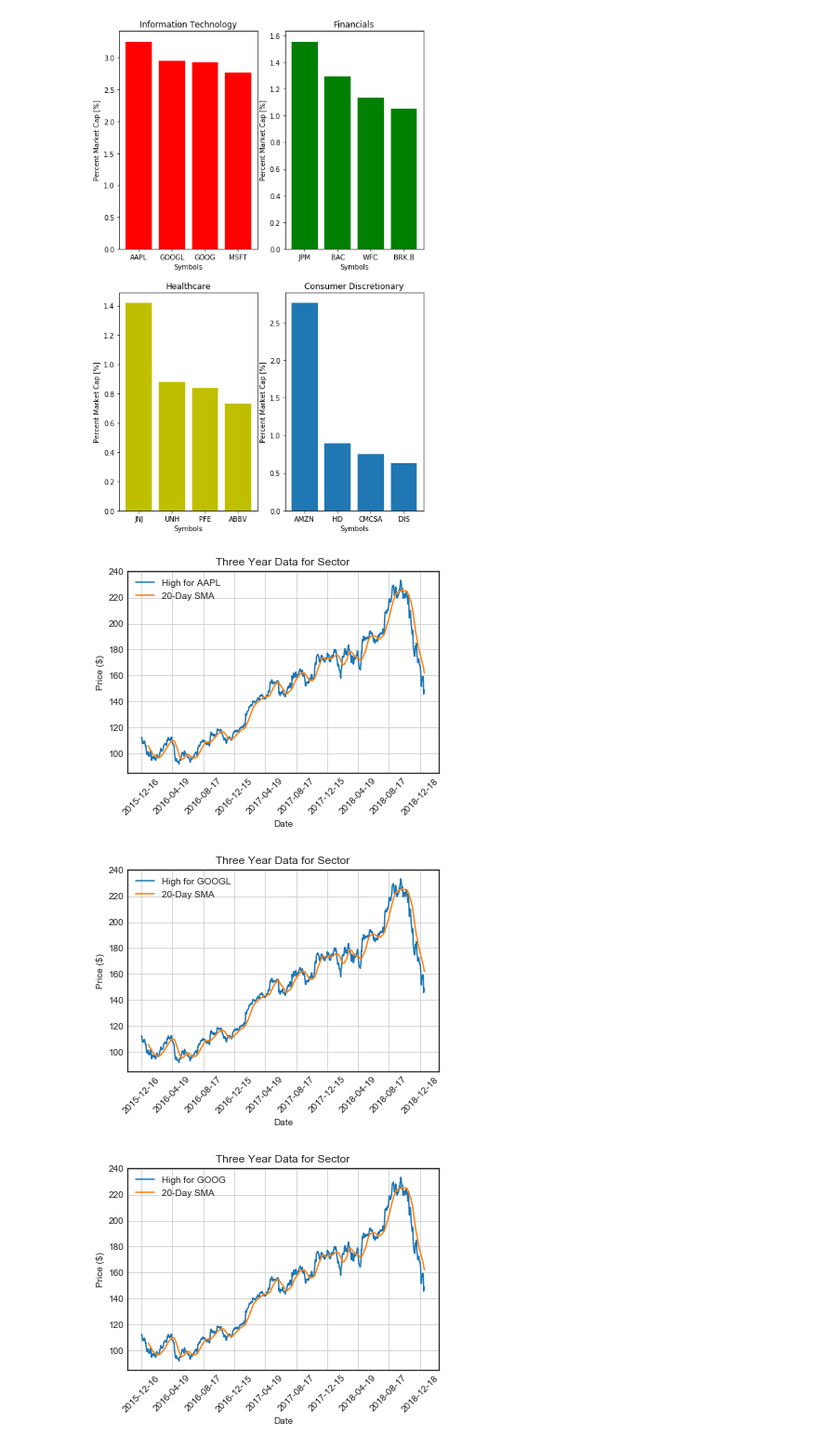
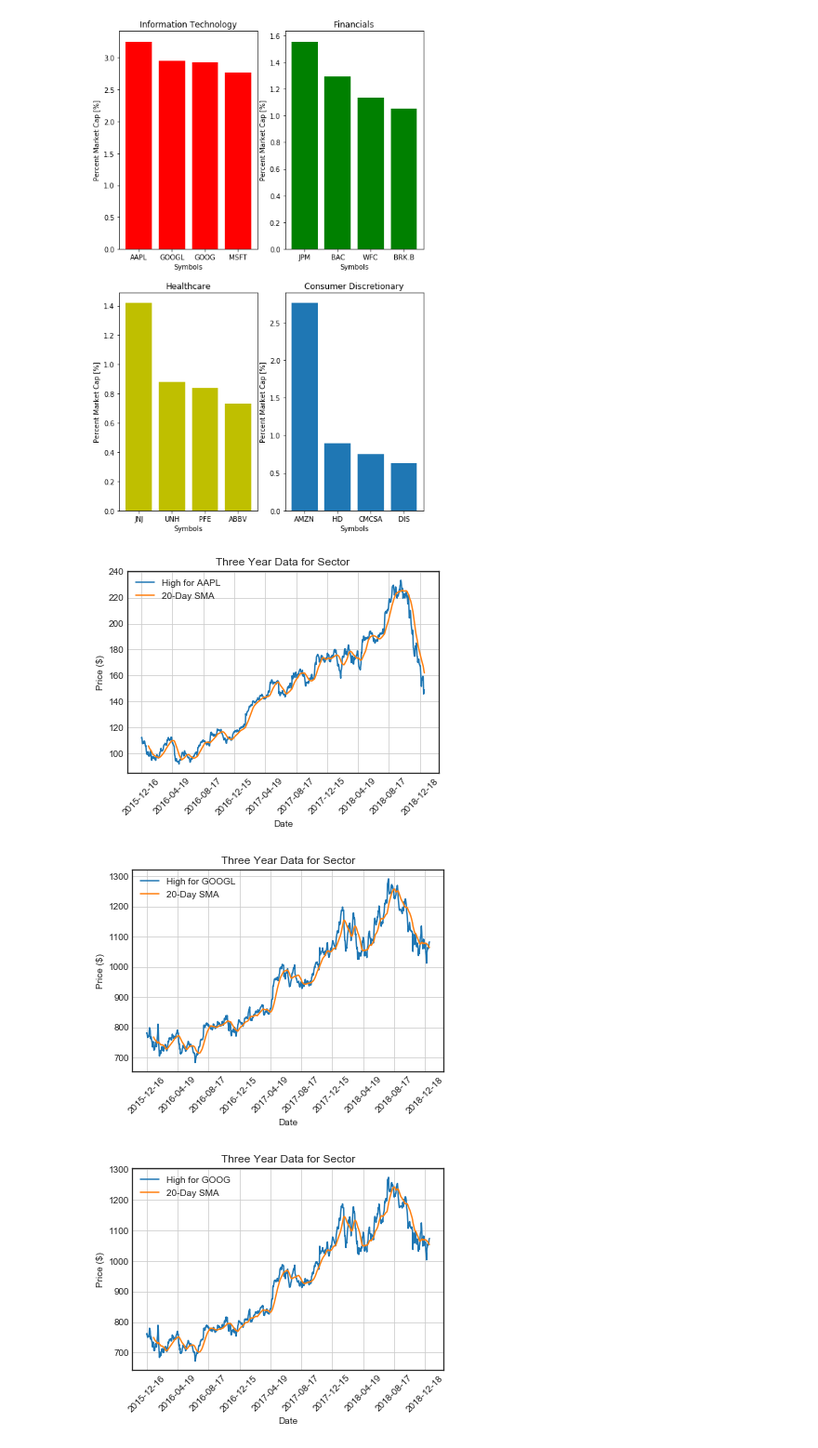
Before and after one commit to wissemeddine/data_wizards, a Jupyter notebook: Historical S and P 500 Stock Analysis.ipynb, the cells around one changed output. Shown at 93% size. Saved outputs shown, nothing was run; the diff lists cells and outputs as text; code cells hidden in the pictures.

```diff
--- a/Historical S and P 500 Stock Analysis.ipynb
+++ b/Historical S and P 500 Stock Analysis.ipynb
@@ -167,18 +170,21 @@ function = "TIME_SERIES_DAILY"
 outputsize = "full" # full or compact (100 latest vs all data)
 
 # control variables.  Needed due to API request limitations
-i = 0 # matrix row index
-j = 0 # matric column index
-k = 0 # sector that will be used in the analysis (choose a value 1 through 4)
+# indices of sector
+i = 0 # sector index control
+j = 0 # company index control
 
 # Loop through the
 json_responses = []
 for index in range(len(symbols)):
-        query = url_alpha_vantage + "query?" + "function=" + function + "&symbol=" + symbols[k][index] +"&outputsize=" + outputsize + "&apikey=" + av_key_list[0]
+        query = url_alpha_vantage + "query?" + "function=" + function + "&symbol=" + symbols[i][index] +"&outputsize=" + outputsize + "&apikey=" + av_key_list[0]
         url_response = requests.get(query).json()
         json_responses.append(url_response)
 # %%
-# Rich's original code based on request limitations
+# Create Scatter plots showing price variation of stocks during a 3 year period
+# Will need to manually change the value of i in order to get stocks for
+# each company
+
 #ts_df2 = pd.DataFrame.from_dict(url_response2["Time Series (Daily)"])
 
 # artifacts from testing (ignore unless you want to try things out yourself.)
@@ -192,7 +198,7 @@ def manipulation (ts_df):
 # create a data frame from the json
 # I'm renaming this thing two times to show the logic - we are getting three year data for one company, Microsoft.
 # Then, we are accessing the Time Series (Daily) dict metadata (first out of five), then I am abbreviating it.
-    timeseries_df = ts_df = pd.DataFrame.from_dict(json_responses[k]["Time Series (Daily)"])
+    timeseries_df = ts_df = pd.DataFrame.from_dict(json_responses[j]["Time Series (Daily)"])
 # Rename the index to actually be accurate.
     ts_df.index.name = "Date"
 # only look at data from the past 3 years
@@ -210,37 +216,36 @@ def manipulation (ts_df):
     return ts_df
 #display(ts_df.head(730)) #use to show the data we are plotting.
 #begin visualization of stock
 
 def SMA(ts_df):
     ts_df = manipulation(ts_df)
     ts_df["20 Day SMA"] = ts_df["High"].rolling(window=20).mean()
     #ts_df=ts_df.fillna(0)
     return (ts_df)
 
 
 # RKY: See the note I made after print(symbols)
 #Remember i=0
 #j=1
 def visualization (ts_df,i,j):
     colors = ["red","green","blue","orange"]
     #ts_df = manipulation(ts_df)
     ts_df = SMA(ts_df)
 
     index = list(ts_df.index)
     vis_df = pd.DataFrame({f"High for {symbols[i][j]}":ts_df["High"],"20-Day SMA":ts_df["20 Day SMA"]}, index = index)
     vis_df = vis_df.astype(float)
 
     plt.style.use('seaborn-white')
     vis_df.plot(grid=True,title=f'Three Year Data for Sector', xticks=([w*7*12 for w in range(10)]),rot=45)
     plt.xlabel("Date")
     plt.ylabel("Price ($)")
+    plt.show()
 
-while i < len(symbols):
-    while j < len(symbols[0]):
-        visualization(ts_df,k,j)
-        j+=1
-    i+=1
+while j < len(symbols[0]):
+    visualization(ts_df,i,j)
+    j+=1
 # %% [output]
 [figure]
-[figure, old version]
+[figure, new version]
-[figure, old version]
+[figure, new version]
```
Also changed, not shown: parts of 7 cells of this notebook.
